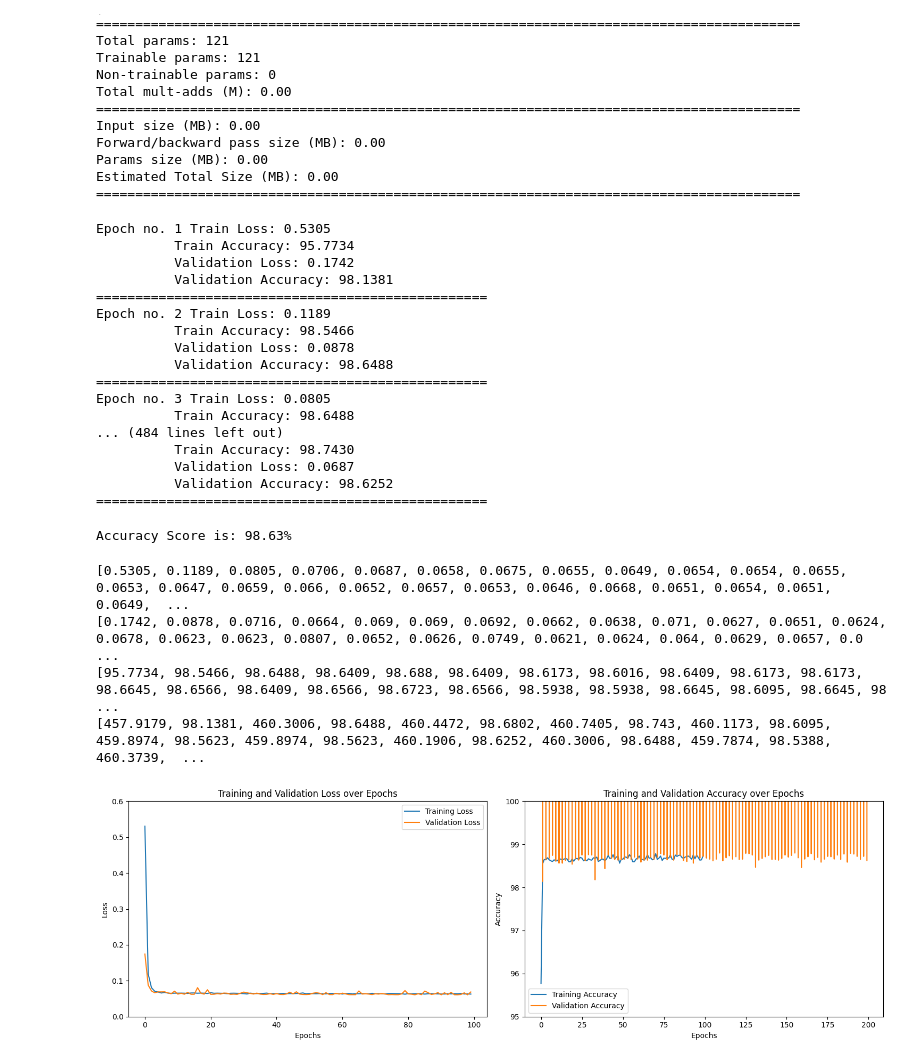
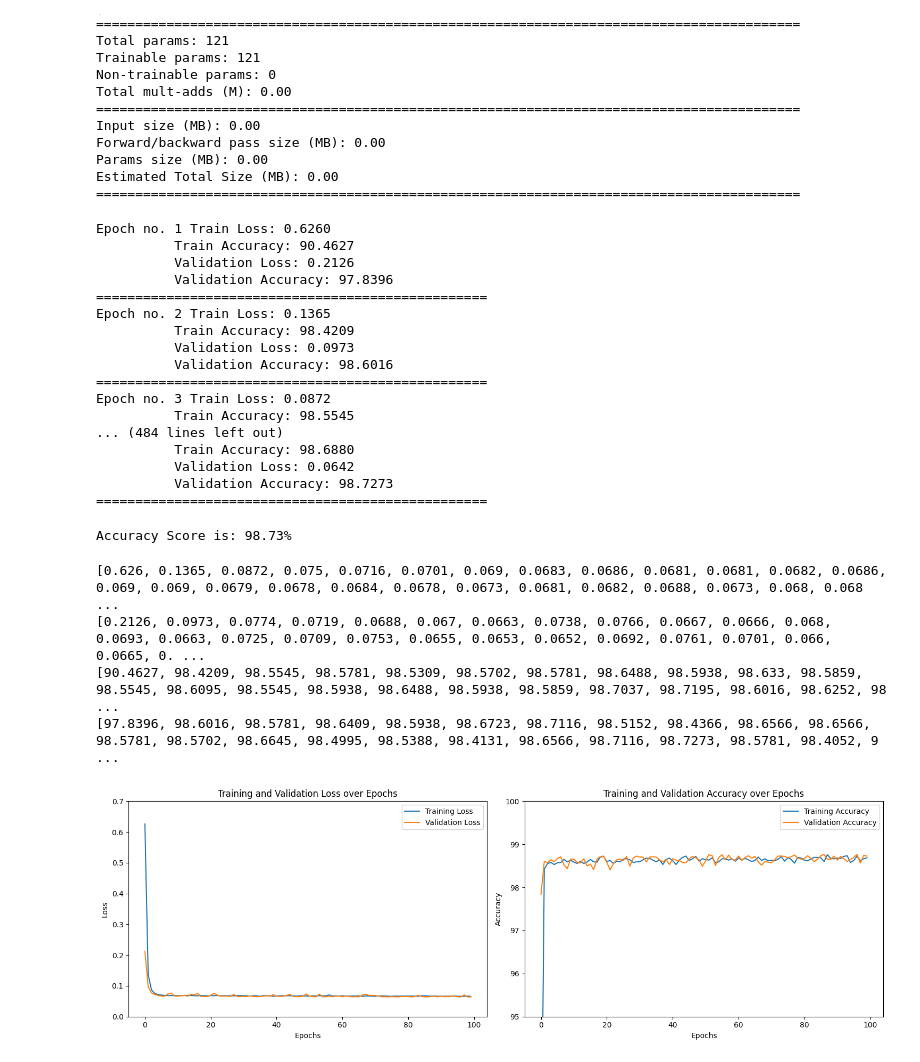
Before and after one commit to AsenDulakshanaKavinda/libraries, a Jupyter notebook: models/TabularDataClassification.ipynb, the cells around one changed output. Saved outputs shown, nothing was run; the diff lists cells and outputs as text; code cells hidden in the pictures.

Commit message:
updated training and validation accuracy plot

```diff
--- a/models/TabularDataClassification.ipynb
+++ b/models/TabularDataClassification.ipynb
@@ -202,6 +202,7 @@ total_acc_validation_plot = []
 for epoch in range(EPOCHS):
     total_acc_train = 0
     total_loss_train = 0
+
     total_acc_val = 0
     total_loss_val = 0
     ## Training and Validation
@@ -241,7 +242,6 @@ for epoch in range(EPOCHS):
     total_loss_train_plot.append(round(total_loss_train/1000, 4))
     total_loss_validation_plot.append(round(total_loss_val/1000, 4))
     total_acc_train_plot.append(round(total_acc_train/(training_data.__len__())*100, 4))
-    total_acc_validation_plot.append(round(total_acc_val/(validation_data.__len__())*100, 4))
     total_acc_validation_plot.append(round(total_acc_val / len(validation_dataloader.dataset) * 100, 4))
 
 
@@ -251,22 +251,22 @@ for epoch in range(EPOCHS):
           Validation Accuracy: {(total_acc_val / len(validation_dataloader.dataset) * 100):.4f}''')
     print("="*50)
 # %% [output]
-Epoch no. 1 Train Loss: 0.5305
-          Train Accuracy: 95.7734
-          Validation Loss: 0.1742
-          Validation Accuracy: 98.1381
+Epoch no. 1 Train Loss: 0.6260
+          Train Accuracy: 90.4627
+          Validation Loss: 0.2126
+          Validation Accuracy: 97.8396
 ==================================================
-Epoch no. 2 Train Loss: 0.1189
-          Train Accuracy: 98.5466
-          Validation Loss: 0.0878
-          Validation Accuracy: 98.6488
+Epoch no. 2 Train Loss: 0.1365
+          Train Accuracy: 98.4209
+          Validation Loss: 0.0973
+          Validation Accuracy: 98.6016
 ==================================================
-Epoch no. 3 Train Loss: 0.0805
-          Train Accuracy: 98.6488
+Epoch no. 3 Train Loss: 0.0872
+          Train Accuracy: 98.5545
 ... (484 lines left out)
-          Train Accuracy: 98.7430
-          Validation Loss: 0.0687
-          Validation Accuracy: 98.6252
+          Train Accuracy: 98.6880
+          Validation Loss: 0.0642
+          Validation Accuracy: 98.7273
 ==================================================
 # %%
 with torch.no_grad():
@@ -285,41 +285,41 @@ with torch.no_grad():
 test_accuracy = round((total_acc_test / len(test_dataloader.dataset)) * 100, 2)
 print(f"Accuracy Score is: {test_accuracy}%")
 # %% [output]
-Accuracy Score is: 98.63%
+Accuracy Score is: 98.73%
 # %%
 print(total_loss_train_plot)
 print(total_loss_validation_plot)
 print(total_acc_train_plot)
 print(total_acc_validation_plot)
 # %% [output]
-[0.5305, 0.1189, 0.0805, 0.0706, 0.0687, 0.0658, 0.0675, 0.0655, 0.0649, 0.0654, 0.0654, 0.0655, 0.0653, 0.0647, 0.0659, 0.066, 0.0652, 0.0657, 0.0653, 0.0646, 0.0668, 0.0651, 0.0654, 0.0651, 0.0649,  ...
-[0.1742, 0.0878, 0.0716, 0.0664, 0.069, 0.069, 0.0692, 0.0662, 0.0638, 0.071, 0.0627, 0.0651, 0.0624, 0.0678, 0.0623, 0.0623, 0.0807, 0.0652, 0.0626, 0.0749, 0.0621, 0.0624, 0.064, 0.0629, 0.0657, 0.0 ...
-[95.7734, 98.5466, 98.6488, 98.6409, 98.688, 98.6409, 98.6173, 98.6016, 98.6409, 98.6173, 98.6173, 98.6645, 98.6566, 98.6409, 98.6566, 98.6723, 98.6566, 98.5938, 98.5938, 98.6645, 98.6095, 98.6645, 98 ...
-[457.9179, 98.1381, 460.3006, 98.6488, 460.4472, 98.6802, 460.7405, 98.743, 460.1173, 98.6095, 459.8974, 98.5623, 459.8974, 98.5623, 460.1906, 98.6252, 460.3006, 98.6488, 459.7874, 98.5388, 460.3739,  ...
+[0.626, 0.1365, 0.0872, 0.075, 0.0716, 0.0701, 0.069, 0.0683, 0.0686, 0.0681, 0.0681, 0.0682, 0.0686, 0.069, 0.069, 0.0679, 0.0678, 0.0684, 0.0678, 0.0673, 0.0681, 0.0682, 0.0688, 0.0673, 0.068, 0.068 ...
+[0.2126, 0.0973, 0.0774, 0.0719, 0.0688, 0.067, 0.0663, 0.0738, 0.0766, 0.0667, 0.0666, 0.068, 0.0693, 0.0663, 0.0725, 0.0709, 0.0753, 0.0655, 0.0653, 0.0652, 0.0692, 0.0761, 0.0701, 0.066, 0.0665, 0. ...
+[90.4627, 98.4209, 98.5545, 98.5781, 98.5309, 98.5702, 98.5781, 98.6488, 98.5938, 98.633, 98.5859, 98.5545, 98.6095, 98.5545, 98.5938, 98.6488, 98.5938, 98.5859, 98.7037, 98.7195, 98.6016, 98.6252, 98 ...
+[97.8396, 98.6016, 98.5781, 98.6409, 98.5938, 98.6723, 98.7116, 98.5152, 98.4366, 98.6566, 98.6566, 98.5781, 98.5702, 98.6645, 98.4995, 98.5388, 98.4131, 98.6566, 98.7116, 98.7273, 98.5781, 98.4052, 9 ...
 # %%
 fig, axs = plt.subplots(nrows=1, ncols=2, figsize=(15, 5))
 
 axs[0].plot(total_loss_train_plot, label='Training Loss')
 axs[0].plot(total_loss_validation_plot, label='Validation Loss')
 axs[0].set_title('Training and Validation Loss over Epochs')
 axs[0].set_xlabel('Epochs')
 axs[0].set_ylabel('Loss')
-axs[0].set_ylim([0, 0.6])
+axs[0].set_ylim([0, 0.7])
 axs[0].legend()
 
 axs[1].plot(total_acc_train_plot, label='Training Accuracy')
 axs[1].plot(total_acc_validation_plot, label='Validation Accuracy')
 axs[1].set_title('Training and Validation Accuracy over Epochs')
 axs[1].set_xlabel('Epochs')
 axs[1].set_ylabel('Accuracy')
 axs[1].set_ylim([95, 100])
 axs[1].legend()
 
 plt.tight_layout()
 
 plt.show()
 # %% [output]
-[figure, old version]
+[figure, new version]
 # %%
 area = float(input("Area: "))/original_df['Area'].abs().max()
 MajorAxisLength = float(input("Major Axis Length: "))/original_df['MajorAxisLength'].abs().max()
```
Also changed, not shown: parts of 1 cell of this notebook.
